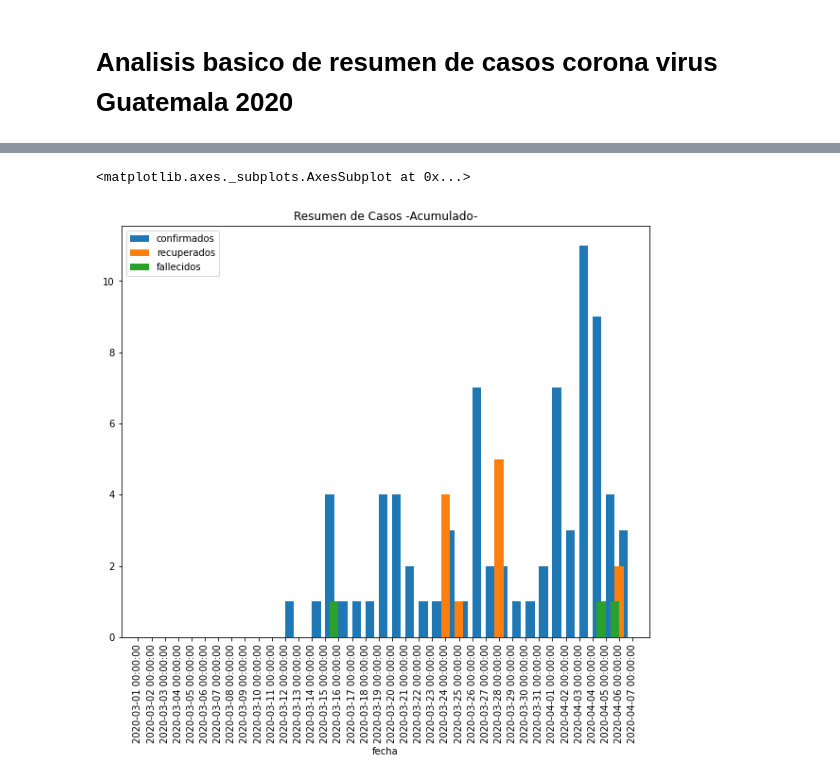
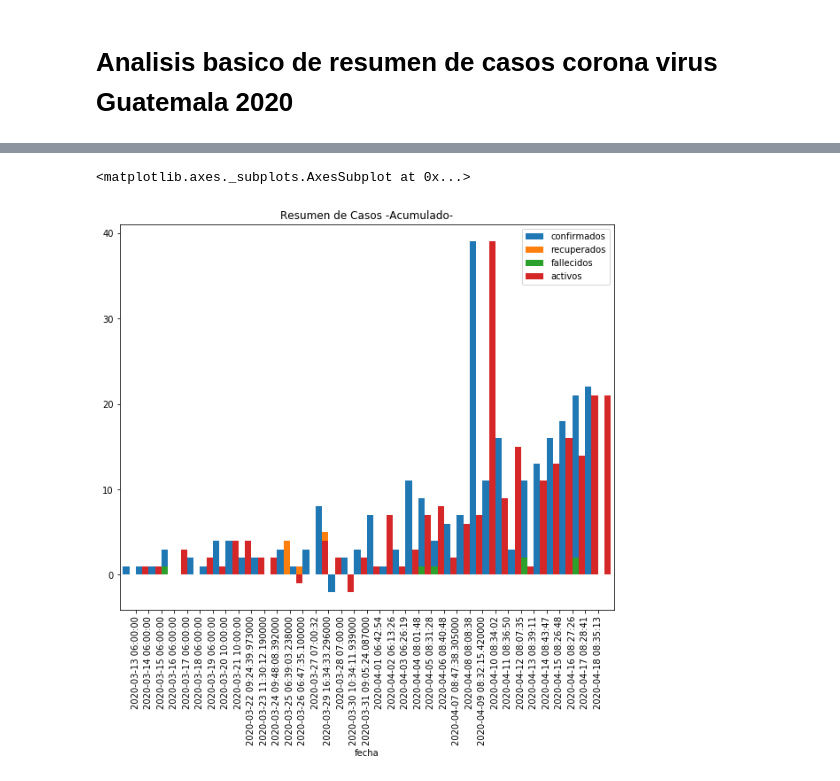
Before and after one commit to ncovgt2020/ncovgt2020, a Jupyter notebook: scripts/analisis_basico_casos.ipynb, the cells around one changed output, grey strips where cells are left out. Cells and saved outputs as stored; diff of their text form; code cells hidden in the pictures.

Commit message:
Actualizar imagenes

```diff
--- a/scripts/analisis_basico_casos.ipynb
+++ b/scripts/analisis_basico_casos.ipynb
@@ -5,7 +5,7 @@ import pandas as pd
 import numpy as np
 import matplotlib.pyplot as plt
 # %%
-dir_resumen = '../data/resumen_casos.csv'
+dir_resumen = '../data/resumen_todos.csv'
 casos = pd.read_csv(dir_resumen, header = 0, parse_dates = True)
 
 # dar formato a fechas
@@ -31,7 +29,7 @@ memory usage: 1.6+ KB
 None
 # %%
-casos = casos.set_index(keys = "fecha", drop = True)
-casos = casos.drop(columns = 'fuente') # ignorar fuente de informacion
+casos = casos.set_index(keys = 'fecha', drop = True)
+#casos = casos.drop(columns = 'fuente') # ignorar fuente de informacion
 # mostrar algunos datos
 print(casos.head())
 # %% [output]
@@ -45,11 +43,12 @@ fecha
 # %%
 fig1 = plt.figure(figsize=(10,8))
 fig1ax1 = fig1.add_subplot(1,1,1)
 fig1ax1.set_title('Resumen de Casos -Acumulado-')
-casos.plot.bar(ax = fig1ax1 , width = 2)
+reversed_cumsum = casos-casos.shift(1).fillna(0)
+reversed_cumsum.plot.bar(ax = fig1ax1 , width = 2)
 # %% [output]
 <matplotlib.axes._subplots.AxesSubplot at 0x...>
-[figure, old version]
+[figure, new version]
 # %%
 fig2 = plt.figure(figsize=(8,8))
 fig2ax1 = fig2.add_subplot(1,1,1)
```
Also changed, not shown: parts of 3 cells of this notebook, 1 other file.
